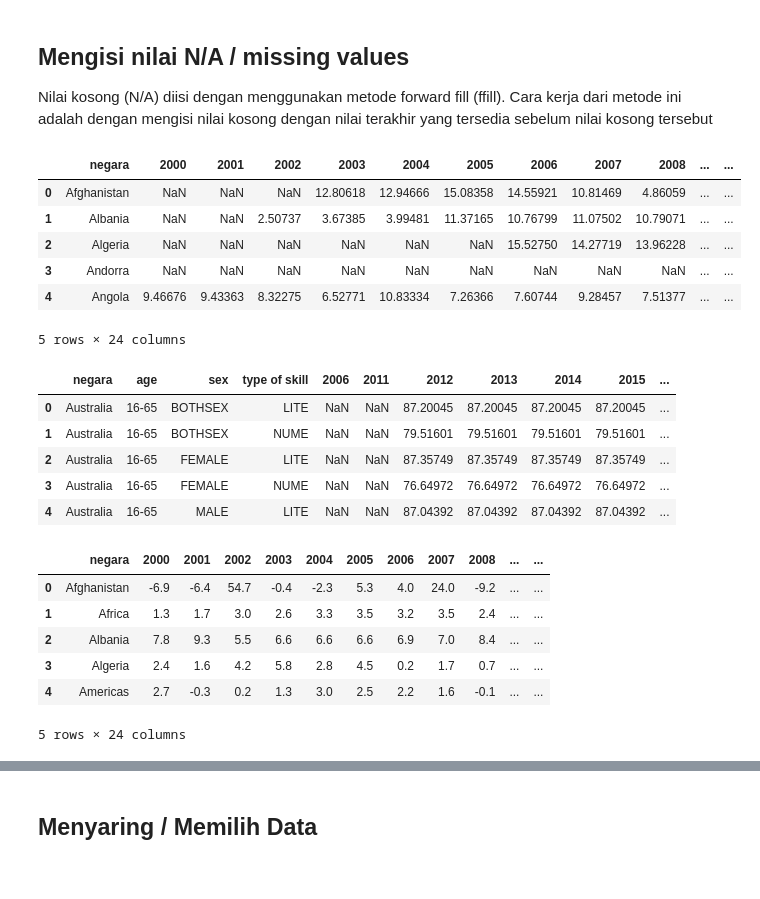
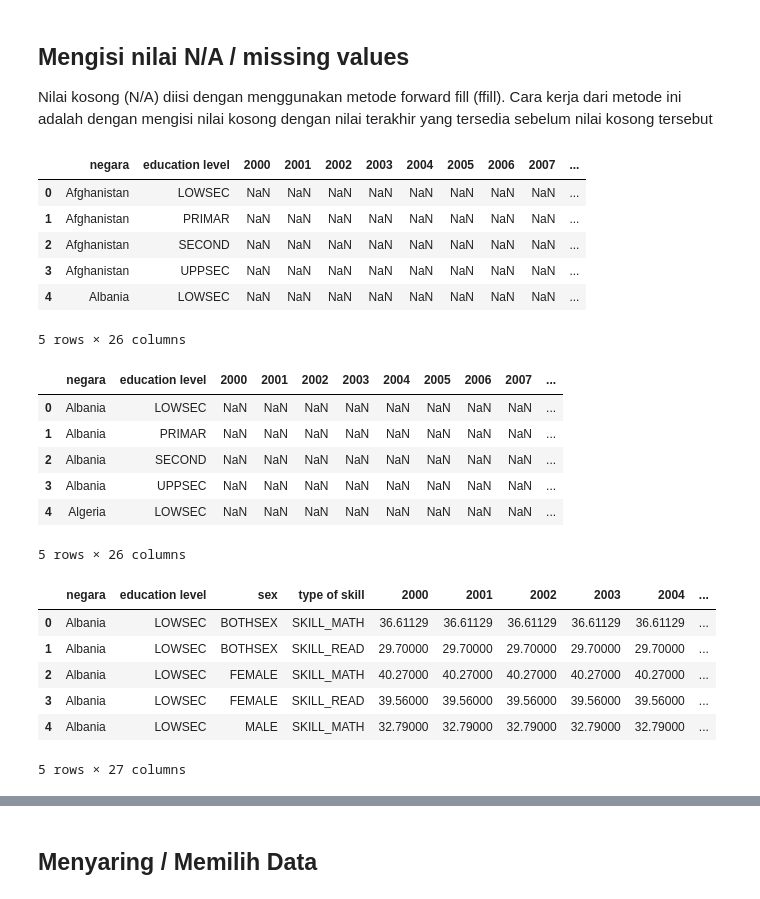
Before and after one commit to JayaWinata/DAC-IFest-2024-BukanWibu, a Jupyter notebook: SourceCode_DAC2024_BukanWibu.ipynb, the cells around one changed output, grey strips where cells are left out. Saved outputs shown, nothing was run; the diff lists cells and outputs as text; code cells hidden in the pictures.

```diff
--- a/SourceCode_DAC2024_BukanWibu.ipynb
+++ b/SourceCode_DAC2024_BukanWibu.ipynb
@@ -14,10 +11,7 @@ Deskripsi dataset:
 # %%
 SHEET_NAME = 'Table format'
 
-sg_xpd_educ_original = pd.read_excel('Dataset/SG_XPD_EDUC.xlsx', sheet_name=SHEET_NAME)
-se_adt_funs_original = pd.read_excel('Dataset/SE_ADT_FUNS.xlsx', sheet_name=SHEET_NAME)
-ny_gdp_pcap_original = pd.read_excel('Dataset/NY_GDP_PCAP.xlsx', sheet_name=SHEET_NAME)
-sh_h2o_safe_original = pd.read_excel('Dataset/SH_H2O_SAFE.xlsx', sheet_name=SHEET_NAME)
-si_pov_day1_original = pd.read_excel('Dataset/SI_POV_DAY1.xlsx', sheet_name=SHEET_NAME)
-sn_itk_defcn_original = pd.read_excel('Dataset/SN_ITK_DEFCN.xlsx', sheet_name=SHEET_NAME)
+se_acs_cmptr_original = pd.read_excel('Dataset/SE_ACS_CMPTR.xlsx', sheet_name=SHEET_NAME)
+se_acs_intnt_original = pd.read_excel('Dataset/SE_ACS_INTNT.xlsx', sheet_name=SHEET_NAME)
+se_tot_prfl_original = pd.read_excel('Dataset/SE_TOT_PRFL.xlsx', sheet_name=SHEET_NAME)
 # %%
@@ -111 +51,15 @@ sn_itk_defcn.columns = sn_itk_defcn.columns.str.lower()
+# %%
+se_acs_cmptr = se_acs_cmptr_original.drop(['Goal', 'Target', 'Indicator', 'SeriesCode', 'SeriesDescription', 'GeoAreaCode', 'Units', 'Reporting Type'], axis=1)
+se_acs_intnt = se_acs_intnt_original.drop(['Goal', 'Target', 'Indicator', 'SeriesCode', 'SeriesDescription', 'GeoAreaCode', 'Units', 'Reporting Type'], axis=1)
+se_tot_prfl =  se_tot_prfl_original.drop(['Goal', 'Target', 'Indicator', 'SeriesCode', 'SeriesDescription', 'GeoAreaCode', 'Units', 'Reporting Type'], axis=1)
+
+
+se_acs_cmptr.rename(columns={'GeoAreaName': 'negara', '2023':'akses_komputer'}, inplace=True)
+se_acs_cmptr.columns = se_acs_cmptr.columns.str.lower()
+
+se_acs_intnt.rename(columns={'GeoAreaName': 'negara', '2023': 'akses_internet'}, inplace=True)
+se_acs_intnt.columns = se_acs_intnt.columns.str.lower()
+
+se_tot_prfl.rename(columns={'GeoAreaName': 'negara', '2023': 'prop_penduduk_mahir'}, inplace=True)
+se_tot_prfl.columns = se_tot_prfl.columns.str.lower()
 # %%
@@ -181,29 +99,34 @@ sn_itk_defcn[sn_itk_defcn.columns.difference(['negara'])] = sn_itk_defcn[sn_itk_
+# %%
+se_acs_cmptr[se_acs_cmptr.columns.difference(['negara', 'education level'])] = se_acs_cmptr[se_acs_cmptr.columns.difference(['negara', 'education level'])].fillna(method='ffill',axis=1)
+se_acs_intnt[se_acs_intnt.columns.difference(['negara', 'education level'])] = se_acs_intnt[se_acs_intnt.columns.difference(['negara', 'education level'])].fillna(method='ffill',axis=1)
+se_tot_prfl[se_tot_prfl.columns.difference(['negara', 'education level', 'sex', 'type of skill'])] = se_tot_prfl[se_tot_prfl.columns.difference(['negara', 'education level', 'sex', 'type of skill'])].fillna(method='ffill',axis=1)
 # %%
-sg_xpd_educ.head()
+se_acs_cmptr.head()
 # %% [output]
-|  | negara | 2000 | 2001 | 2002 | 2003 | 2004 | 2005 | 2006 | 2007 | 2008 | ... | ... |
-| 0 | Afghanistan | NaN | NaN | NaN | 12.80618 | 12.94666 | 15.08358 | 14.55921 | 10.81469 | 4.86059 | ... | ... |
-| 1 | Albania | NaN | NaN | 2.50737 | 3.67385 | 3.99481 | 11.37165 | 10.76799 | 11.07502 | 10.79071 | ... | ... |
-| 2 | Algeria | NaN | NaN | NaN | NaN | NaN | NaN | 15.52750 | 14.27719 | 13.96228 | ... | ... |
-| 3 | Andorra | NaN | NaN | NaN | NaN | NaN | NaN | NaN | NaN | NaN | ... | ... |
-| 4 | Angola | 9.46676 | 9.43363 | 8.32275 | 6.52771 | 10.83334 | 7.26366 | 7.60744 | 9.28457 | 7.51377 | ... | ... |
+|  | negara | education level | 2000 | 2001 | 2002 | 2003 | 2004 | 2005 | 2006 | 2007 | ... |
+| 0 | Afghanistan | LOWSEC | NaN | NaN | NaN | NaN | NaN | NaN | NaN | NaN | ... |
+| 1 | Afghanistan | PRIMAR | NaN | NaN | NaN | NaN | NaN | NaN | NaN | NaN | ... |
+| 2 | Afghanistan | SECOND | NaN | NaN | NaN | NaN | NaN | NaN | NaN | NaN | ... |
+| 3 | Afghanistan | UPPSEC | NaN | NaN | NaN | NaN | NaN | NaN | NaN | NaN | ... |
+| 4 | Albania | LOWSEC | NaN | NaN | NaN | NaN | NaN | NaN | NaN | NaN | ... |
-5 rows × 24 columns
+5 rows × 26 columns
 # %%
-se_adt_funs.head()
+se_acs_intnt.head()
 # %% [output]
-|  | negara | age | sex | type of skill | 2006 | 2011 | 2012 | 2013 | 2014 | 2015 | ... |
-| 0 | Australia | 16-65 | BOTHSEX | LITE | NaN | NaN | 87.20045 | 87.20045 | 87.20045 | 87.20045 | ... |
-| 1 | Australia | 16-65 | BOTHSEX | NUME | NaN | NaN | 79.51601 | 79.51601 | 79.51601 | 79.51601 | ... |
-| 2 | Australia | 16-65 | FEMALE | LITE | NaN | NaN | 87.35749 | 87.35749 | 87.35749 | 87.35749 | ... |
-| 3 | Australia | 16-65 | FEMALE | NUME | NaN | NaN | 76.64972 | 76.64972 | 76.64972 | 76.64972 | ... |
-| 4 | Australia | 16-65 | MALE | LITE | NaN | NaN | 87.04392 | 87.04392 | 87.04392 | 87.04392 | ... |
+|  | negara | education level | 2000 | 2001 | 2002 | 2003 | 2004 | 2005 | 2006 | 2007 | ... |
+| 0 | Albania | LOWSEC | NaN | NaN | NaN | NaN | NaN | NaN | NaN | NaN | ... |
+| 1 | Albania | PRIMAR | NaN | NaN | NaN | NaN | NaN | NaN | NaN | NaN | ... |
+| 2 | Albania | SECOND | NaN | NaN | NaN | NaN | NaN | NaN | NaN | NaN | ... |
+| 3 | Albania | UPPSEC | NaN | NaN | NaN | NaN | NaN | NaN | NaN | NaN | ... |
+| 4 | Algeria | LOWSEC | NaN | NaN | NaN | NaN | NaN | NaN | NaN | NaN | ... |
+5 rows × 26 columns
 # %%
-ny_gdp_pcap.head()
+se_tot_prfl.head()
 # %% [output]
-|  | negara | 2000 | 2001 | 2002 | 2003 | 2004 | 2005 | 2006 | 2007 | 2008 | ... | ... |
-| 0 | Afghanistan | -6.9 | -6.4 | 54.7 | -0.4 | -2.3 | 5.3 | 4.0 | 24.0 | -9.2 | ... | ... |
-| 1 | Africa | 1.3 | 1.7 | 3.0 | 2.6 | 3.3 | 3.5 | 3.2 | 3.5 | 2.4 | ... | ... |
-| 2 | Albania | 7.8 | 9.3 | 5.5 | 6.6 | 6.6 | 6.6 | 6.9 | 7.0 | 8.4 | ... | ... |
-| 3 | Algeria | 2.4 | 1.6 | 4.2 | 5.8 | 2.8 | 4.5 | 0.2 | 1.7 | 0.7 | ... | ... |
-| 4 | Americas | 2.7 | -0.3 | 0.2 | 1.3 | 3.0 | 2.5 | 2.2 | 1.6 | -0.1 | ... | ... |
+|  | negara | education level | sex | type of skill | 2000 | 2001 | 2002 | 2003 | 2004 | ... |
+| 0 | Albania | LOWSEC | BOTHSEX | SKILL_MATH | 36.61129 | 36.61129 | 36.61129 | 36.61129 | 36.61129 | ... |
+| 1 | Albania | LOWSEC | BOTHSEX | SKILL_READ | 29.70000 | 29.70000 | 29.70000 | 29.70000 | 29.70000 | ... |
+| 2 | Albania | LOWSEC | FEMALE | SKILL_MATH | 40.27000 | 40.27000 | 40.27000 | 40.27000 | 40.27000 | ... |
+| 3 | Albania | LOWSEC | FEMALE | SKILL_READ | 39.56000 | 39.56000 | 39.56000 | 39.56000 | 39.56000 | ... |
+| 4 | Albania | LOWSEC | MALE | SKILL_MATH | 32.79000 | 32.79000 | 32.79000 | 32.79000 | 32.79000 | ... |
-5 rows × 24 columns
+5 rows × 27 columns
```
Also changed, not shown: parts of 19 cells of this notebook.
